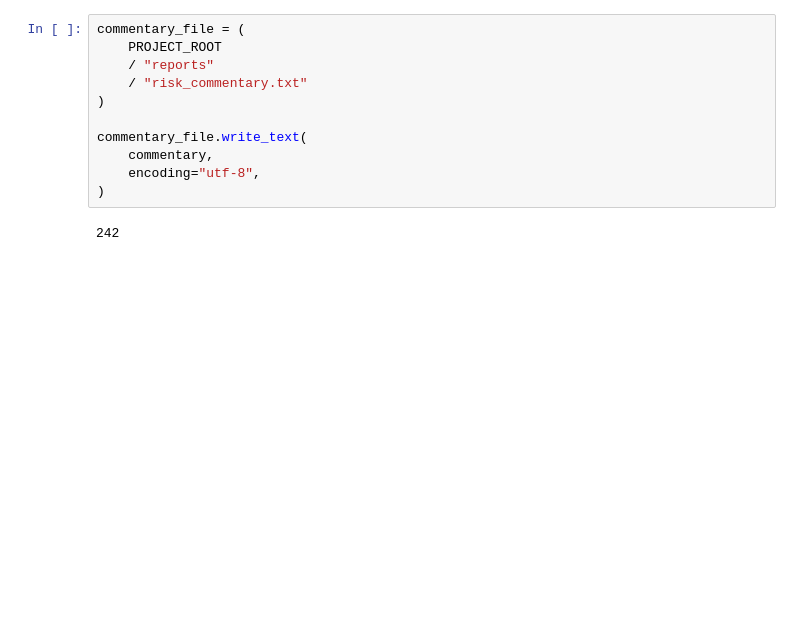
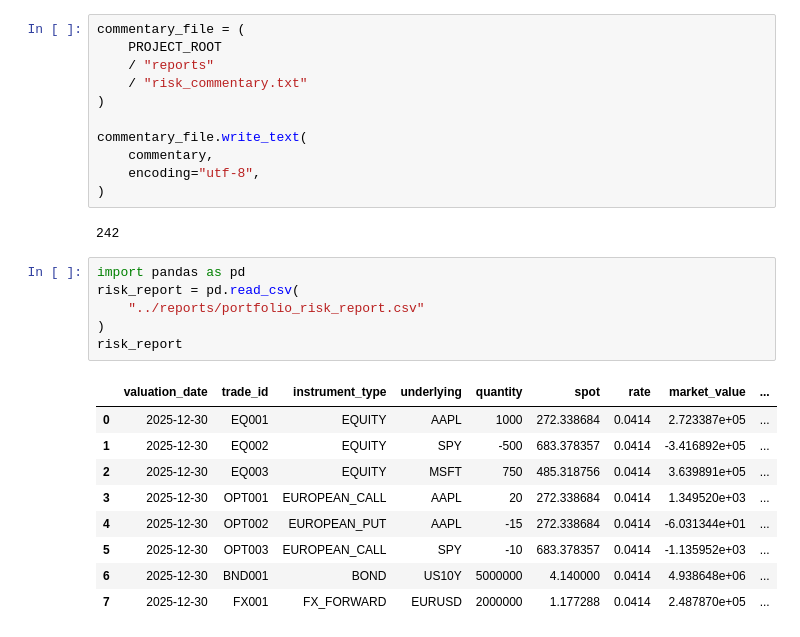
Before and after one commit to somya121/market-risk-pnl-engine, a Jupyter notebook: notebooks/07_risk_dashboard.ipynb, the cells around one changed output. Cells and saved outputs as stored; diff of their text form; blank space fills up the shorter version.

Commit message:
1Fixed pipeline imports 2.Added end-to-end risk workflow

```diff
--- a/notebooks/07_risk_dashboard.ipynb
+++ b/notebooks/07_risk_dashboard.ipynb
@@ -210,3 +210,19 @@ commentary_file.write_text(
 )
 # %% [output]
 242
+# %%
+import pandas as pd
+risk_report = pd.read_csv(
+    "../reports/portfolio_risk_report.csv"
+)
+risk_report
+# %% [output]
+|  | valuation_date | trade_id | instrument_type | underlying | quantity | spot | rate | market_value | ... |
+| 0 | 2025-12-30 | EQ001 | EQUITY | AAPL | 1000 | 272.338684 | 0.0414 | 2.723387e+05 | ... |
+| 1 | 2025-12-30 | EQ002 | EQUITY | SPY | -500 | 683.378357 | 0.0414 | -3.416892e+05 | ... |
+| 2 | 2025-12-30 | EQ003 | EQUITY | MSFT | 750 | 485.318756 | 0.0414 | 3.639891e+05 | ... |
+| 3 | 2025-12-30 | OPT001 | EUROPEAN_CALL | AAPL | 20 | 272.338684 | 0.0414 | 1.349520e+03 | ... |
+| 4 | 2025-12-30 | OPT002 | EUROPEAN_PUT | AAPL | -15 | 272.338684 | 0.0414 | -6.031344e+01 | ... |
+| 5 | 2025-12-30 | OPT003 | EUROPEAN_CALL | SPY | -10 | 683.378357 | 0.0414 | -1.135952e+03 | ... |
+| 6 | 2025-12-30 | BND001 | BOND | US10Y | 5000000 | 4.140000 | 0.0414 | 4.938648e+06 | ... |
+| 7 | 2025-12-30 | FX001 | FX_FORWARD | EURUSD | 2000000 | 1.177288 | 0.0414 | 2.487870e+05 | ... |
```
Also changed, not shown: parts of 13 cells of this notebook, 18 other files.
